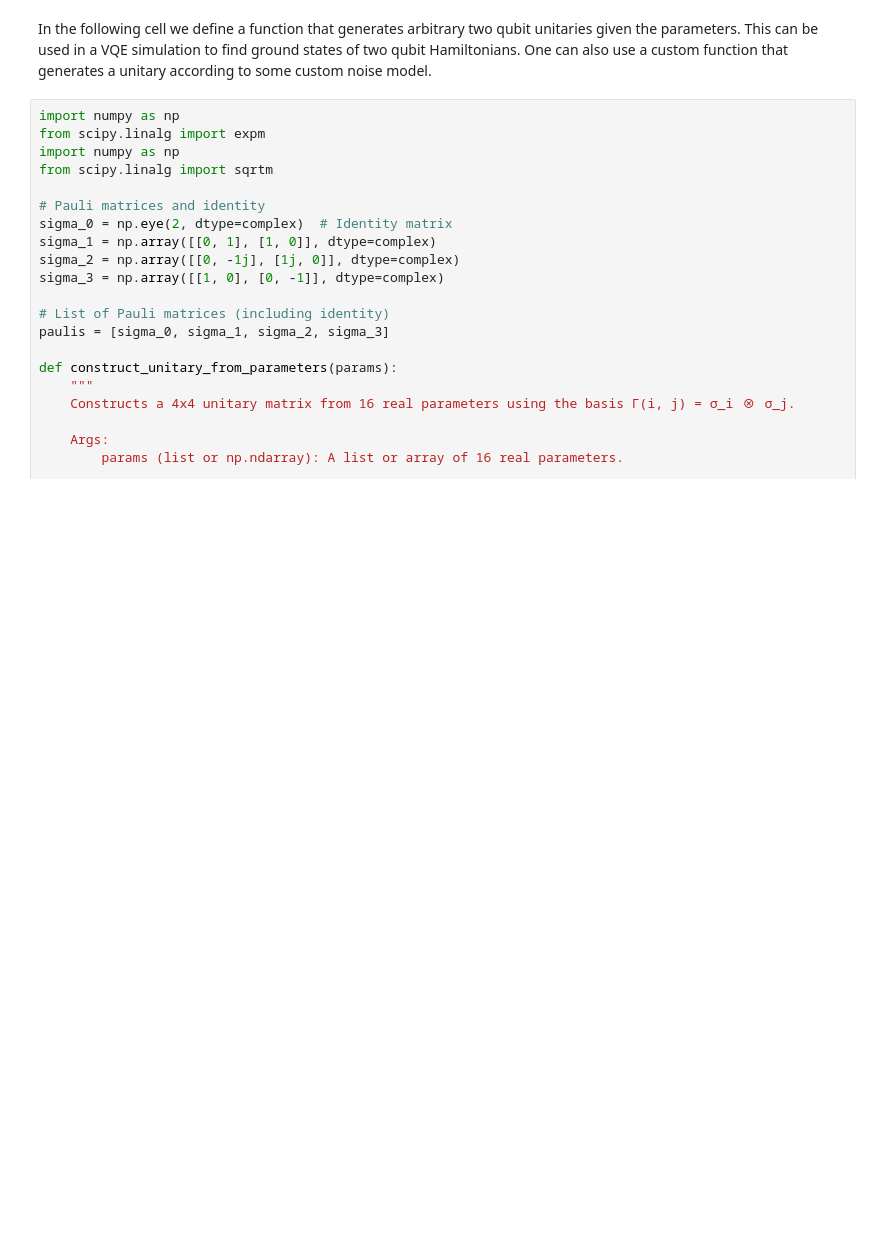
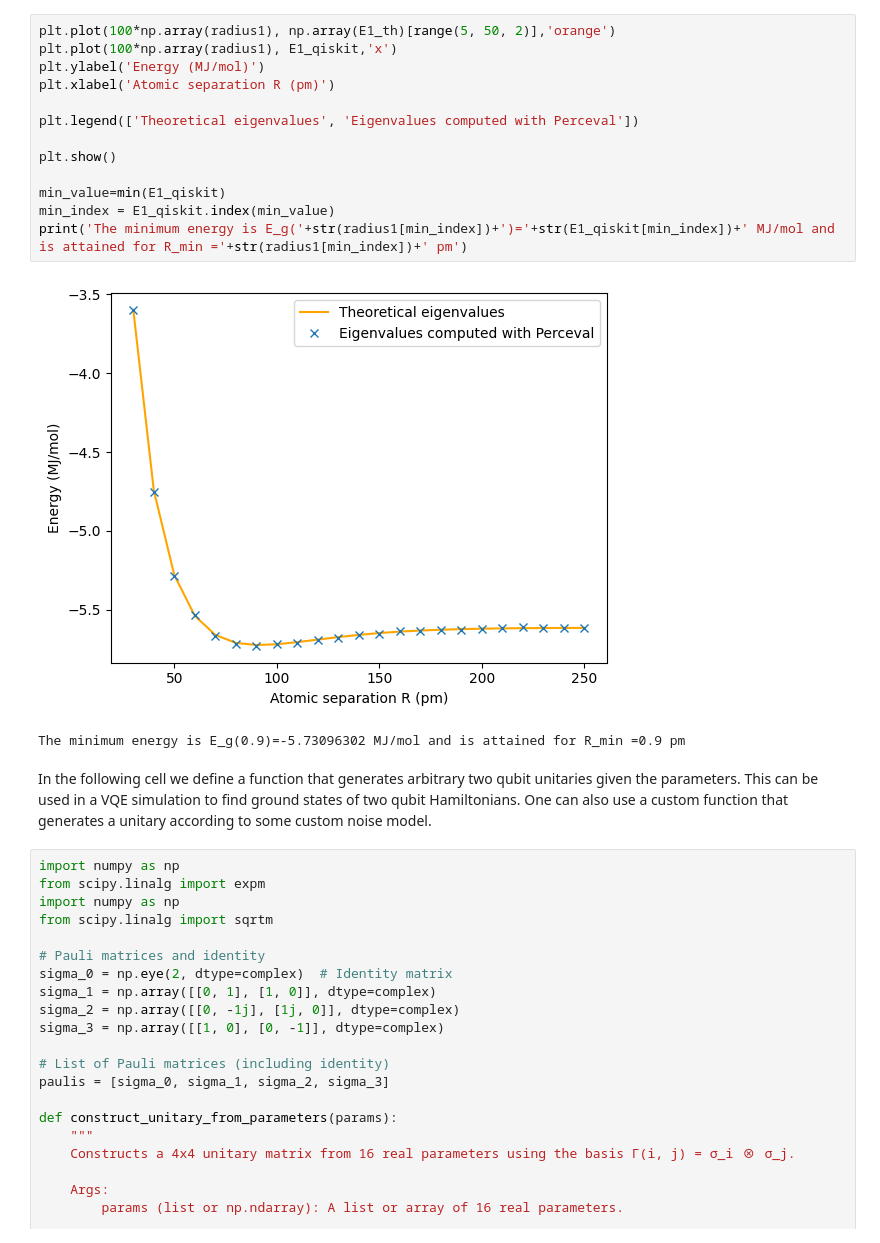
Before and after one commit to unitaryfoundation/qlass, a Jupyter notebook: photonic_vqe.ipynb, the cells around one changed output. Saved outputs shown, nothing was run; the diff lists cells and outputs as text; blank space fills up the shorter version.

```diff
--- a/photonic_vqe.ipynb
+++ b/photonic_vqe.ipynb
@@ -19,3 +192,19 @@ import matplotlib.pyplot as plt
+# %%
+plt.plot(100*np.array(radius1), np.array(E1_th)[range(5, 50, 2)],'orange')
+plt.plot(100*np.array(radius1), E1_qiskit,'x')
+plt.ylabel('Energy (MJ/mol)')
+plt.xlabel('Atomic separation R (pm)')
+
+plt.legend(['Theoretical eigenvalues', 'Eigenvalues computed with Perceval'])
+
+plt.show()
+
+min_value=min(E1_qiskit)
+min_index = E1_qiskit.index(min_value)
+print('The minimum energy is E_g('+str(radius1[min_index])+')='+str(E1_qiskit[min_index])+' MJ/mol and is attained for R_min ='+str(radius1[min_index])+' pm')
+# %% [output]
+[figure, added]
+The minimum energy is E_g(0.9)=-5.73096302 MJ/mol and is attained for R_min =0.9 pm
 # %% [markdown]
 In the following cell we define a function that generates arbitrary two qubit unitaries given the parameters. This can be used in a VQE simulation to find ground states of two qubit Hamiltonians.
 One can also use a custom function that generates a unitary according to some custom noise model.
```
Also changed, not shown: parts of 19 cells of this notebook.
